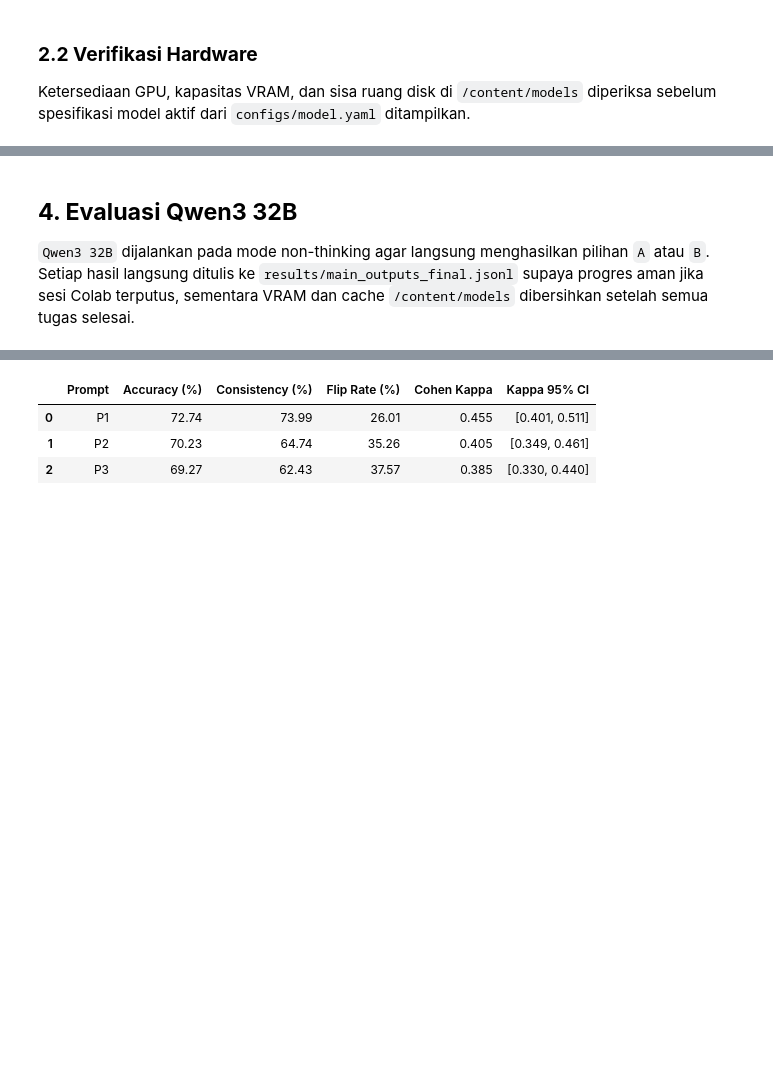
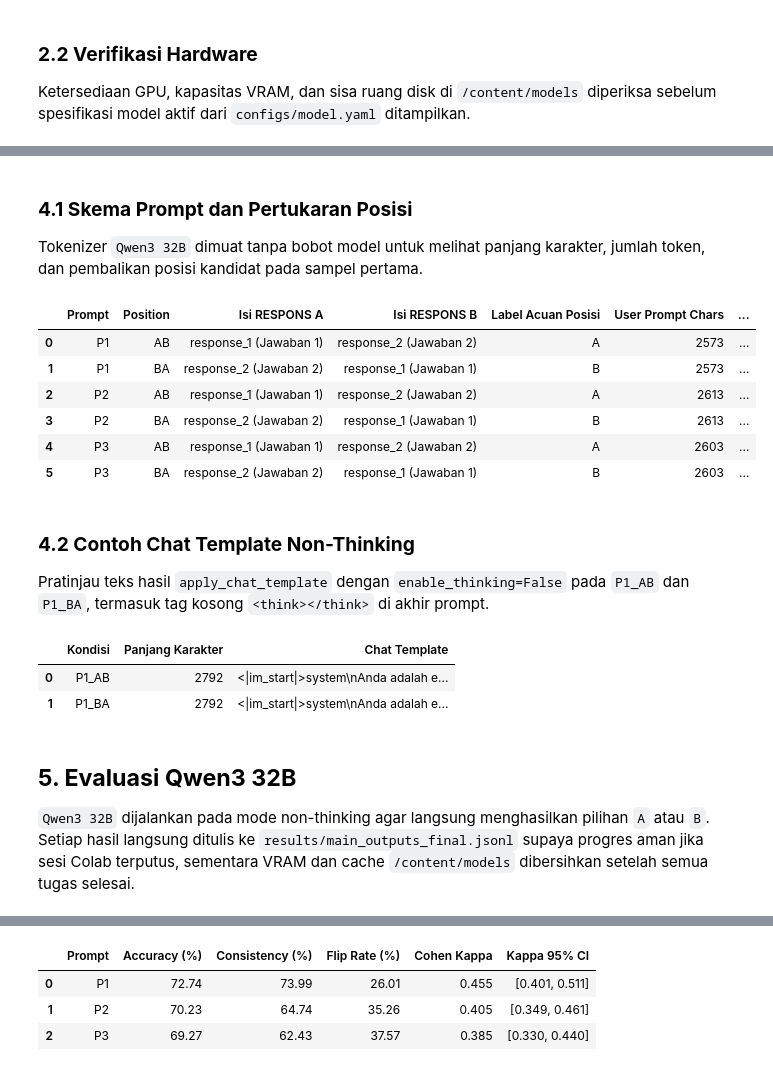
Before and after one commit to RozhakDev/LLMReliability, a Jupyter notebook: Qwen3/01_Qwen3_Evaluation_Runner.ipynb, the cells around one changed output, grey strips where cells are left out. Cells and saved outputs as stored; diff of their text form; code cells hidden in the pictures; blank space fills up the shorter version.

```diff
--- a/Qwen3/01_Qwen3_Evaluation_Runner.ipynb
+++ b/Qwen3/01_Qwen3_Evaluation_Runner.ipynb
@@ -168,5 +267,49 @@ display(df_eval["domain"].value_counts().to_frame(name="samples"))
+# %% [markdown]
+### **4.1 Skema Prompt dan Pertukaran Posisi**
+
+Tokenizer `Qwen3 32B` dimuat tanpa bobot model untuk melihat panjang karakter, jumlah token, dan pembalikan posisi kandidat pada sampel pertama.
+# %%
+qwen_tokenizer = load_tokenizer_only(spec, paths.models_cache_dir)
+display(
+    build_prompt_inspection_table(
+        row_data=df_eval.iloc[0],
+        spec=spec,
+        tokenizer=qwen_tokenizer,
+        prompts=cfg.evaluation.prompts,
+        positions=cfg.evaluation.positions,
+        prompts_config_path=cfg.prompts_config_path,
+    )
+)
+# %% [output]
+|  | Prompt | Position | Isi RESPONS A | Isi RESPONS B | Label Acuan Posisi | User Prompt Chars | ... |
+| 0 | P1 | AB | response_1 (Jawaban 1) | response_2 (Jawaban 2) | A | 2573 | ... |
+| 1 | P1 | BA | response_2 (Jawaban 2) | response_1 (Jawaban 1) | B | 2573 | ... |
+| 2 | P2 | AB | response_1 (Jawaban 1) | response_2 (Jawaban 2) | A | 2613 | ... |
+| 3 | P2 | BA | response_2 (Jawaban 2) | response_1 (Jawaban 1) | B | 2613 | ... |
+| 4 | P3 | AB | response_1 (Jawaban 1) | response_2 (Jawaban 2) | A | 2603 | ... |
+| 5 | P3 | BA | response_2 (Jawaban 2) | response_1 (Jawaban 1) | B | 2603 | ... |
+# %% [markdown]
+### **4.2 Contoh Chat Template Non-Thinking**
+
+Pratinjau teks hasil `apply_chat_template` dengan `enable_thinking=False` pada `P1_AB` dan `P1_BA`, termasuk tag kosong `<think></think>` di akhir prompt.
+# %%
+with pd.option_context("display.max_colwidth", None):
+    display(
+        build_chat_template_preview_table(
+            row_data=df_eval.iloc[0],
+            prompt_id=cfg.evaluation.prompts[0],
+            spec=spec,
+            positions=cfg.evaluation.positions,
+            tokenizer=qwen_tokenizer,
+            prompts_config_path=cfg.prompts_config_path,
+        )
+    )
+# %% [output]
+|  | Kondisi | Panjang Karakter | Chat Template |
+| 0 | P1_AB | 2792 | <|im_start|>system\nAnda adalah e... |
+| 1 | P1_BA | 2792 | <|im_start|>system\nAnda adalah e... |
 # %% [markdown]
-## **4. Evaluasi Qwen3 32B**
+## **5. Evaluasi Qwen3 32B**
 
 `Qwen3 32B` dijalankan pada mode non-thinking agar langsung menghasilkan pilihan `A` atau `B`. Setiap hasil langsung ditulis ke `results/main_outputs_final.jsonl` supaya progres aman jika sesi Colab terputus, sementara VRAM dan cache `/content/models` dibersihkan setelah semua tugas selesai.
 # %%
```
Also changed, not shown: parts of 40 cells of this notebook, 37 other files.
